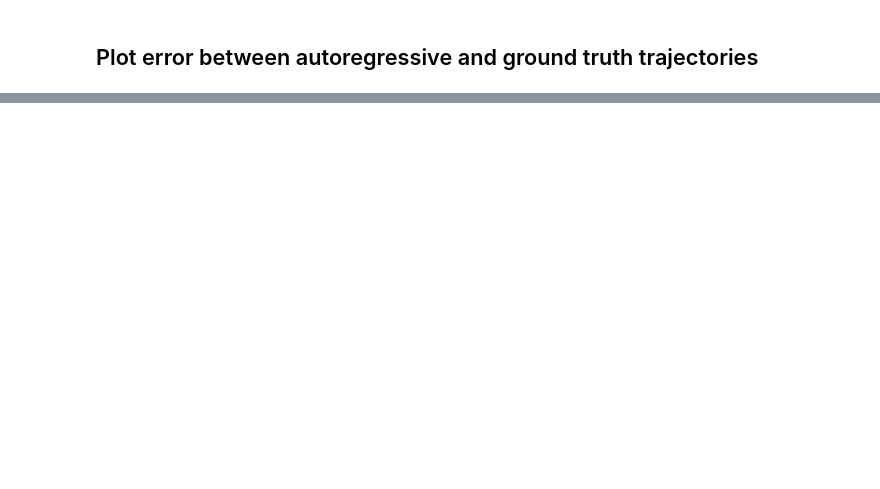
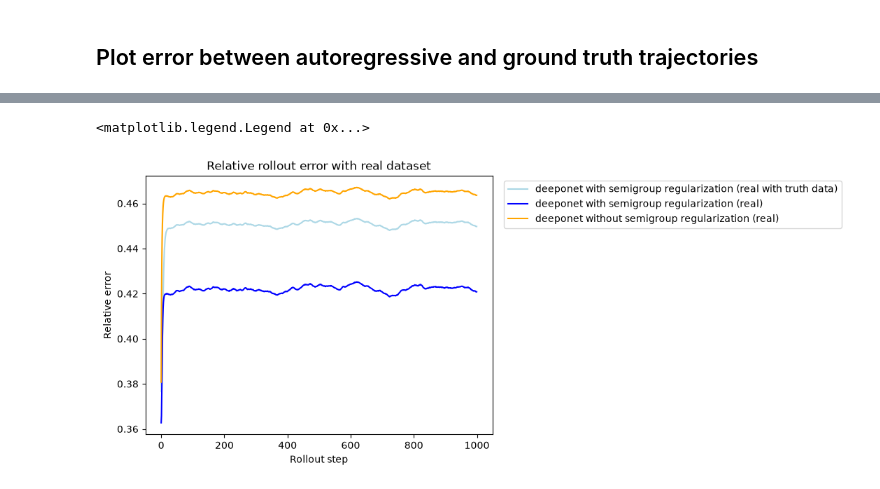
Before and after one commit to gabriel-vr/RealPDEBench, a Jupyter notebook: realpdebench/analysis.ipynb, the cells around one changed output, grey strips where cells are left out. Cells and saved outputs as stored; diff of their text form; code cells hidden in the pictures; blank space fills up the shorter version.

```diff
--- a/realpdebench/analysis.ipynb
+++ b/realpdebench/analysis.ipynb
@@ -82,0 +83,12 @@ plt.legend()
+# %%
+deeponet_real_w_sg_trajectories = torch.load(os.path.join(deeponet_real_w_sg_path, 'test_trajectories.pt'))
+deeponet_numerical_w_sg_trajectories = torch.load(os.path.join(deeponet_numerical_w_sg_path, 'test_trajectories.pt'))
+#deeponet_finetuned_w_sg_trajectories = torch.load(os.path.join(deeponet_finetuned_w_sg_path, 'test_trajectories.pt'))
+
+deeponet_real_w_sg_w_truth_data_trajectories = torch.load(os.path.join(deeponet_real_w_sg_w_truth_data_path, 'test_trajectories.pt'))
+deeponet_numerical_w_sg_w_truth_data_trajectories = torch.load(os.path.join(deeponet_numerical_w_sg_w_truth_data_path, 'test_trajectories.pt'))
+#deeponet_finetuned_w_sg_w_truth_data_trajectories = torch.load(os.path.join(deeponet_finetuned_wsg_w_truth_data_path, 'test_trajectories.pt'))
+
+deeponet_real_wo_sg_trajectories = torch.load(os.path.join(deeponet_real_wo_sg_path, 'test_trajectories.pt'))
+deeponet_numerical_wo_sg_trajectories = torch.load(os.path.join(deeponet_numerical_wo_sg_path, 'test_trajectories.pt'))
+#deeponet_finetuned_wo_sg_trajectories = torch.load(os.path.join(deeponet_finetuned_wo_sg_path, 'test_trajectories.pt'))
@@ -82,0 +97,34 @@ plt.legend()
+# %%
+deeponet_real_w_sg_rel_error = calculate_relative_loss(deeponet_real_w_sg_trajectories['pred'] - deeponet_real_w_sg_trajectories['target'], deeponet_real_w_sg_trajectories['target'], reduction="mean")
+deeponet_numerical_w_sg_rel_error = calculate_relative_loss(deeponet_numerical_w_sg_trajectories['pred'] - deeponet_numerical_w_sg_trajectories['target'], deeponet_numerical_w_sg_trajectories['target'], reduction="mean")
+#deeponet_finetuned_w_sg_rel_error = calculate_relative_loss(deeponet_finetuned_w_sg_trajectories['pred'] - deeponet_finetuned_w_sg_trajectories['target'], deeponet_finetuned_w_sg_trajectories['target'], reduction="mean")
+
+deeponet_real_w_sg_w_truth_data_rel_error = calculate_relative_loss(deeponet_real_w_sg_w_truth_data_trajectories['pred'] - deeponet_real_w_sg_w_truth_data_trajectories['target'], deeponet_real_w_sg_w_truth_data_trajectories['target'], reduction="mean")
+deeponet_numerical_w_sg_w_truth_data_rel_error = calculate_relative_loss(deeponet_numerical_w_sg_w_truth_data_trajectories['pred'] - deeponet_numerical_w_sg_w_truth_data_trajectories['target'], deeponet_numerical_w_sg_w_truth_data_trajectories['target'], reduction="mean")
+#deeponet_finetuned_w_sg_w_truth_data_rel_error = calculate_relative_loss(deeponet_finetuned_w_sg_w_truth_data_trajectories['pred'] - deeponet_finetuned_w_sg_w_truth_data_trajectories['target'], deeponet_finetuned_w_sg_w_truth_data_trajectories['target'], reduction="mean")
+
+deeponet_real_wo_sg_rel_error = calculate_relative_loss(deeponet_real_wo_sg_trajectories['pred'] - deeponet_real_wo_sg_trajectories['target'], deeponet_real_wo_sg_trajectories['target'], reduction="mean")
+deeponet_numerical_wo_sg_rel_error = calculate_relative_loss(deeponet_numerical_wo_sg_trajectories['pred'] - deeponet_numerical_wo_sg_trajectories['target'], deeponet_numerical_wo_sg_trajectories['target'], reduction="mean")
+#deeponet_finetuned_wo_sg_rel_error = calculate_relative_loss(deeponet_finetuned_wo_sg_trajectories['pred'] - deeponet_finetuned_wo_sg_trajectories['target'], deeponet_finetuned_wo_sg_trajectories['target'], reduction="mean")
+# %%
+plt.plot(deeponet_real_w_sg_w_truth_data_rel_error, color="lightblue", label="deeponet with semigroup regularization (real with truth data)")
+plt.plot(deeponet_real_w_sg_rel_error, color="blue", label="deeponet with semigroup regularization (real)")
+plt.plot(deeponet_real_wo_sg_rel_error, color="orange", label="deeponet without semigroup regularization (real)")
+
+#plt.plot(deeponet_numerical_w_sg_w_truth_data_rel_error, color="pink", label="deeponet with semigroup regularization (numerical with truth data)")
+#plt.plot(deeponet_numerical_w_sg_rel_error, color="red", label="deeponet with semigroup regularization (numerical)")
+#plt.plot(deeponet_numerical_wo_sg_rel_error, color="gray", label="deeponet without semigroup regularization (numerical)")
+
+#plt.plot(deeponet_finetuned_w_sg_rel_error, color="green", label="deeponet with semigroup regularization (finetuned on real)")
+#plt.plot(deeponet_finetuned_wo_sg_rel_error, color="brown", label="deeponet without semigroup regularization (finetuned on real)")
+#plt.plot(deeponet_finetuned_w_sg_w_truth_data_rel_error, color="black", label="deeponet without semigroup regularization (finetuned on real)")
+
+plt.xlabel("Rollout step")
+plt.ylabel("Relative error")
+#plt.ylim(0, 0.8)
+#plt.yscale("log")
+plt.title("Relative rollout error with real dataset")
+plt.legend(loc="upper left", bbox_to_anchor=(1.02, 1))
+# %% [output]
+<matplotlib.legend.Legend at 0x...>
+[figure, added]
```
Also changed, not shown: parts of 12 cells of this notebook, 1 other file.
